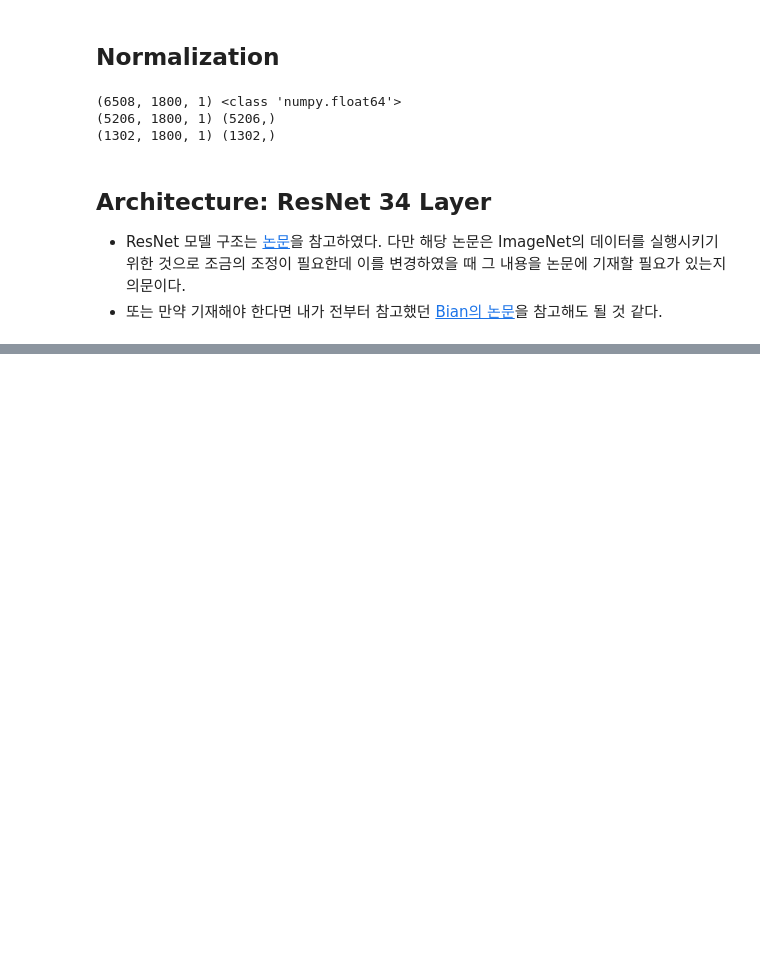
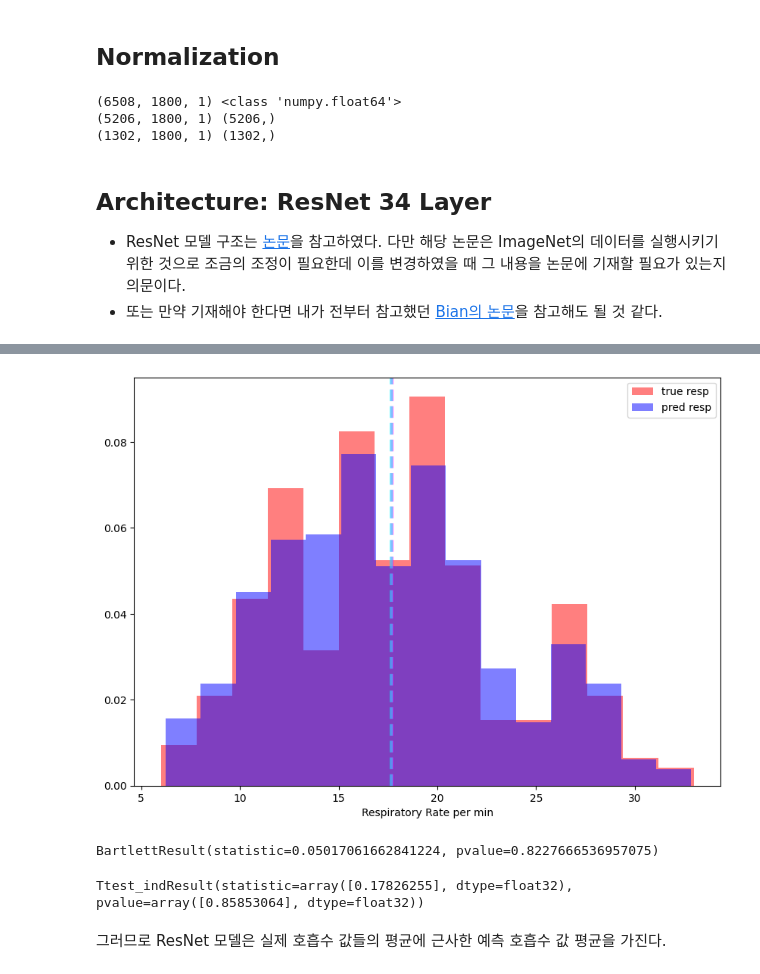
Before and after one commit to Noritheyellow/Project-RRpo-2ndStudy, a Jupyter notebook: src/32_Resnet.ipynb, the cells around one changed output, grey strips where cells are left out. Drawn from its saved outputs; the diff is of its cells as text; code cells hidden in the pictures; blank space fills up the shorter version.

Commit message:
Modeling: add Resnet

```diff
--- a/src/32_Resnet.ipynb
+++ b/src/32_Resnet.ipynb
@@ -4,8 +4,12 @@
 import gzip
 import pickle
 import random
+import warnings
 import numpy as np
 import matplotlib.pyplot as plt
+# warnings.filterwarnings(action='ignore')
+%matplotlib inline
+plt.style.use('ggplot')
 
 DATA_PATH = '/root/Workspace/DataWarehouse/stMary_RRpo'
 # %%
@@ -225,0 +239,2 @@ min(history.history['val_loss'])
+# %%
+resnet = tf.keras.models.load_model('../models/230522-Resnet/')
@@ -225,0 +254,2 @@ min(history.history['val_loss'])
+# %%
+pred_y = resnet.predict(val_x)
@@ -225,0 +258,11 @@ min(history.history['val_loss'])
+# %%
+plt.figure(figsize=(10,7))
+plt.hist(val_y, bins=15, color='r', density=True, alpha=0.5, label='true resp')
+plt.hist(pred_y, bins=15, color='b', density=True, alpha=0.5, label='pred resp')
+plt.axvline(val_y.mean(), color='magenta', linestyle='--', linewidth=3, alpha=.5)
+plt.axvline(pred_y.mean(), color='cyan', linestyle='--', linewidth=3, alpha=.5)
+plt.xlabel('Respiratory Rate per min')
+plt.legend()
+plt.show()
+# %% [output]
+[figure, added]
@@ -225,0 +274,10 @@ min(history.history['val_loss'])
+# %%
+stats.bartlett(val_y, pred_y.reshape(-1))
+# %% [output]
+BartlettResult(statistic=0.05017061662841224, pvalue=0.8227666536957075)
+# %%
+stats.ttest_ind(val_y, pred_y, equal_var=True)
+# %% [output]
+Ttest_indResult(statistic=array([0.17826255], dtype=float32), pvalue=array([0.85853064], dtype=float32))
+# %% [markdown]
+그러므로 ResNet 모델은 실제 호흡수 값들의 평균에 근사한 예측 호흡수 값 평균을 가진다.
```
Also changed, not shown: parts of 12 cells of this notebook, 6 other files.
